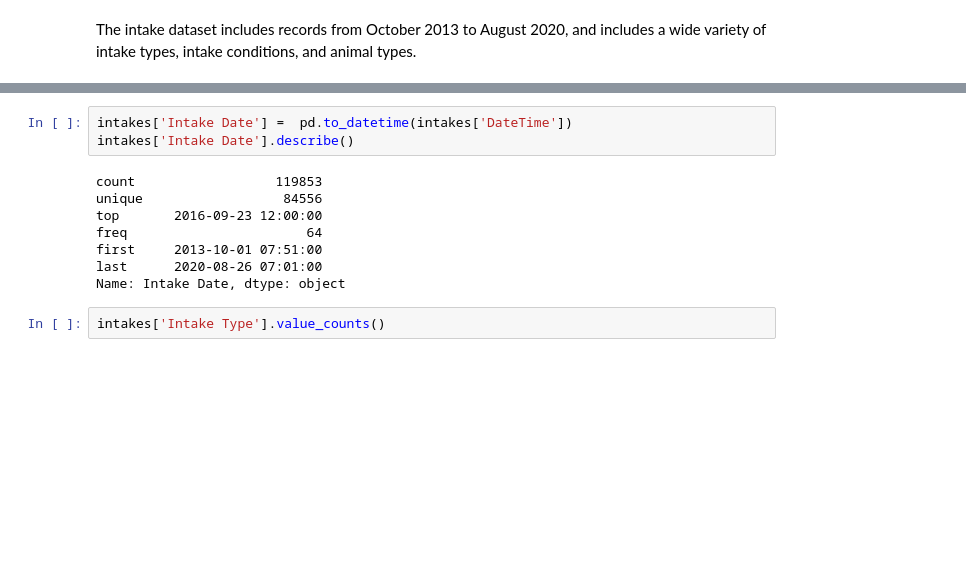
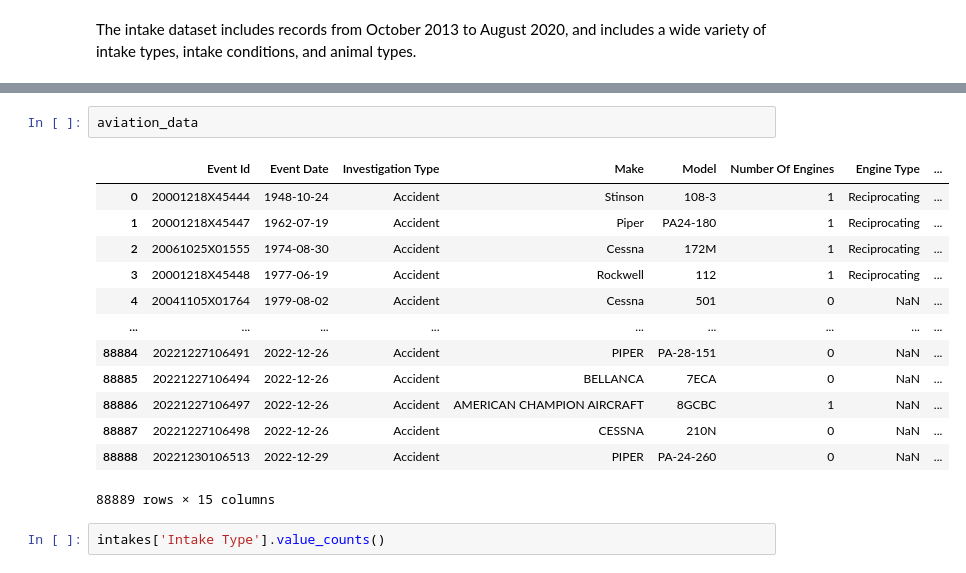
Before and after one commit to orcuncanlilar/aircraft-selection-strategy, a Jupyter notebook: aircraft_selection_strategy.ipynb, the cells around one changed output, grey strips where cells are left out. Drawn from its saved outputs; the diff is of its cells as text; blank space fills up the shorter version.

```diff
--- a/aircraft_selection_strategy.ipynb
+++ b/aircraft_selection_strategy.ipynb
@@ -238,14 +137,19 @@ intakes.head()
-# %%
-intakes['Intake Date'] =  pd.to_datetime(intakes['DateTime'])
-intakes['Intake Date'].describe()
-# %% [output]
-count                  119853
-unique                  84556
-top       2016-09-23 12:00:00
-freq                       64
-first     2013-10-01 07:51:00
-last      2020-08-26 07:01:00
-Name: Intake Date, dtype: object
+# %%
+aviation_data
+# %% [output]
+|  | Event Id | Event Date | Investigation Type | Make | Model | Number Of Engines | Engine Type | ... |
+| 0 | 20001218X45444 | 1948-10-24 | Accident | Stinson | 108-3 | 1 | Reciprocating | ... |
+| 1 | 20001218X45447 | 1962-07-19 | Accident | Piper | PA24-180 | 1 | Reciprocating | ... |
+| 2 | 20061025X01555 | 1974-08-30 | Accident | Cessna | 172M | 1 | Reciprocating | ... |
+| 3 | 20001218X45448 | 1977-06-19 | Accident | Rockwell | 112 | 1 | Reciprocating | ... |
+| 4 | 20041105X01764 | 1979-08-02 | Accident | Cessna | 501 | 0 | NaN | ... |
+| ... | ... | ... | ... | ... | ... | ... | ... | ... |
+| 88884 | 20221227106491 | 2022-12-26 | Accident | PIPER | PA-28-151 | 0 | NaN | ... |
+| 88885 | 20221227106494 | 2022-12-26 | Accident | BELLANCA | 7ECA | 0 | NaN | ... |
+| 88886 | 20221227106497 | 2022-12-26 | Accident | AMERICAN CHAMPION AIRCRAFT | 8GCBC | 1 | NaN | ... |
+| 88887 | 20221227106498 | 2022-12-26 | Accident | CESSNA | 210N | 0 | NaN | ... |
+| 88888 | 20221230106513 | 2022-12-29 | Accident | PIPER | PA-24-260 | 0 | NaN | ... |
+88889 rows × 15 columns
 # %%
 intakes['Intake Type'].value_counts()
 # %% [output]
```
Also changed, not shown: parts of 27 cells of this notebook, 1 other file.
